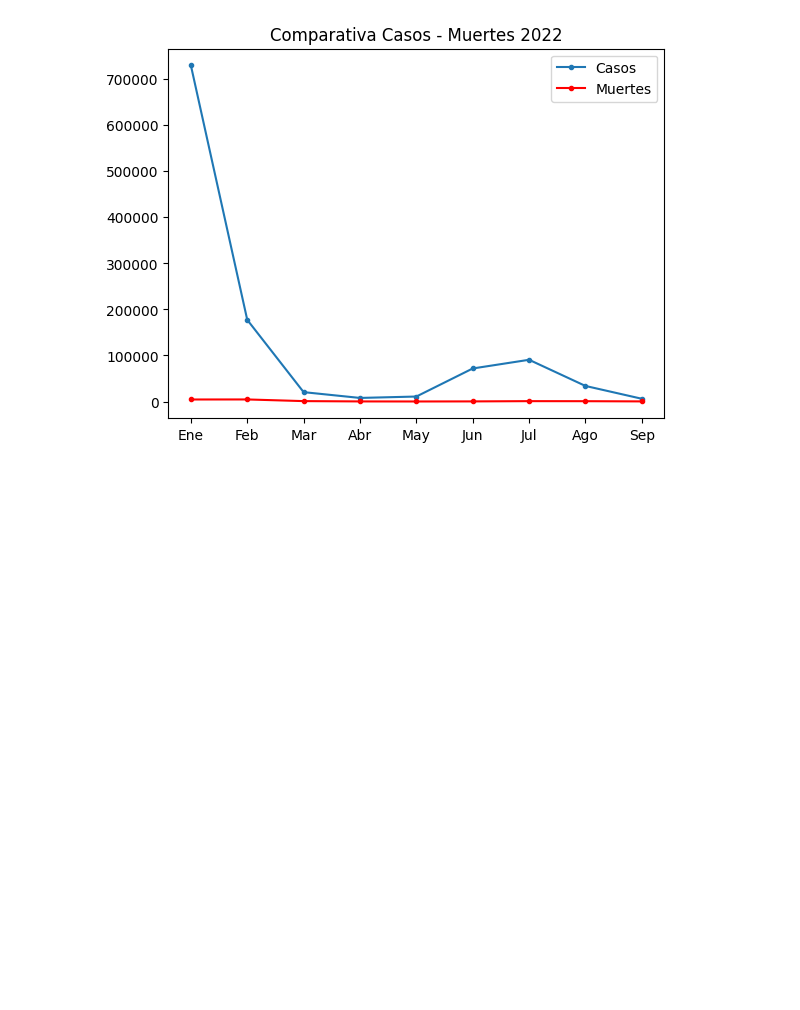
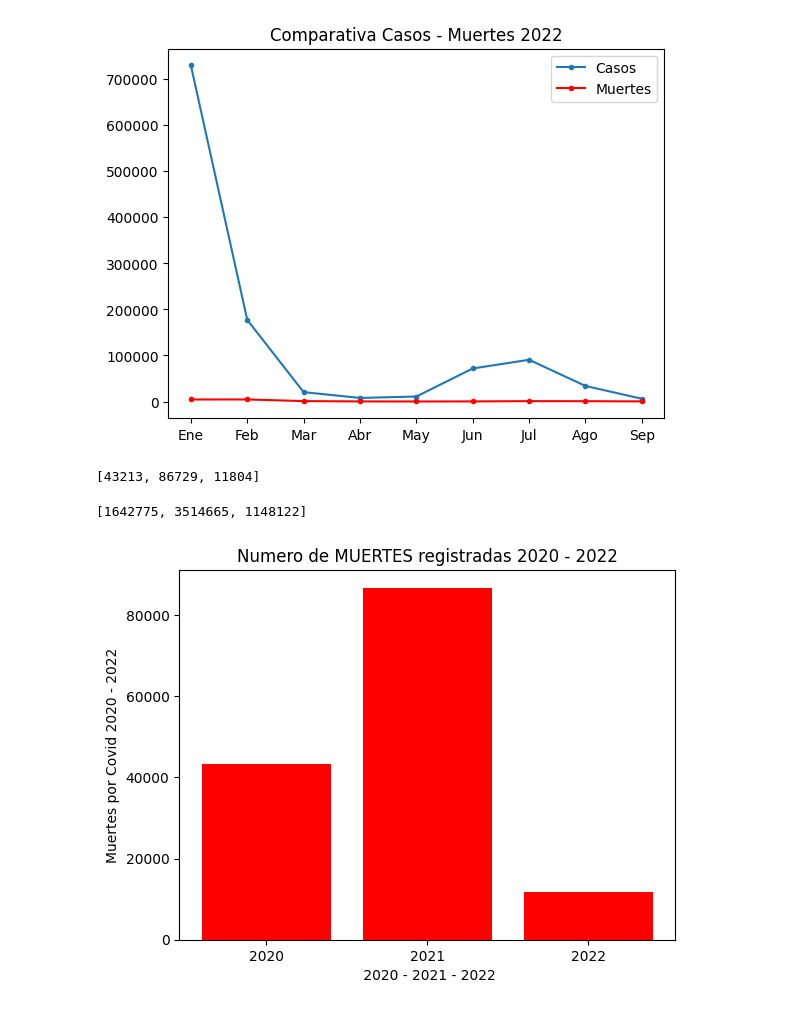
Before and after one commit to mdelacruz999/pythonProject, a Jupyter notebook: main.ipynb, the cells around one changed output. Cells and saved outputs as stored; diff of their text form; code cells hidden in the pictures; blank space fills up the shorter version.

Commit message:
Update main.ipynb
Adding total graphs

```diff
--- a/main.ipynb
+++ b/main.ipynb
@@ -414,3 +414,33 @@ plt.legend()
 plt.show()
 # %% [output]
 [figure]
+# %%
+total_muertes = []
+total_contagios = []
+years = ['2020', '2021', '2022']
+# %%
+total_muertes.append(date_2020['new_deaths'].sum())
+total_muertes.append(date_2021['new_deaths'].sum())
+total_muertes.append(date_2022['new_deaths'].sum())
+
+
+total_muertes
+# %% [output]
+[43213, 86729, 11804]
+# %%
+total_contagios.append(date_2020['new_cases'].sum())
+total_contagios.append(date_2021['new_cases'].sum())
+total_contagios.append(date_2022['new_cases'].sum())
+
+total_contagios
+# %% [output]
+[1642775, 3514665, 1148122]
+# %%
+plt.title("Numero de MUERTES registradas 2020 - 2022")
+plt.bar(years, total_muertes, color='red')
+plt.xlabel(" 2020 - 2021 - 2022",fontdict=None)
+plt.ylabel("Muertes por Covid 2020 - 2022",fontdict=None)
+
+plt.show()
+# %% [output]
+[figure, added]
```
Also changed, not shown: parts of 2 cells of this notebook.
